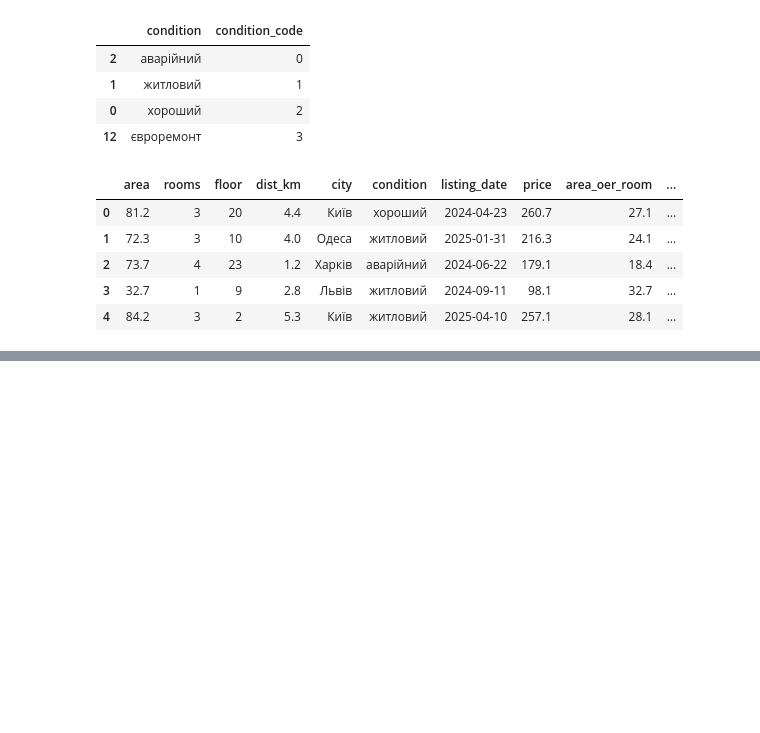
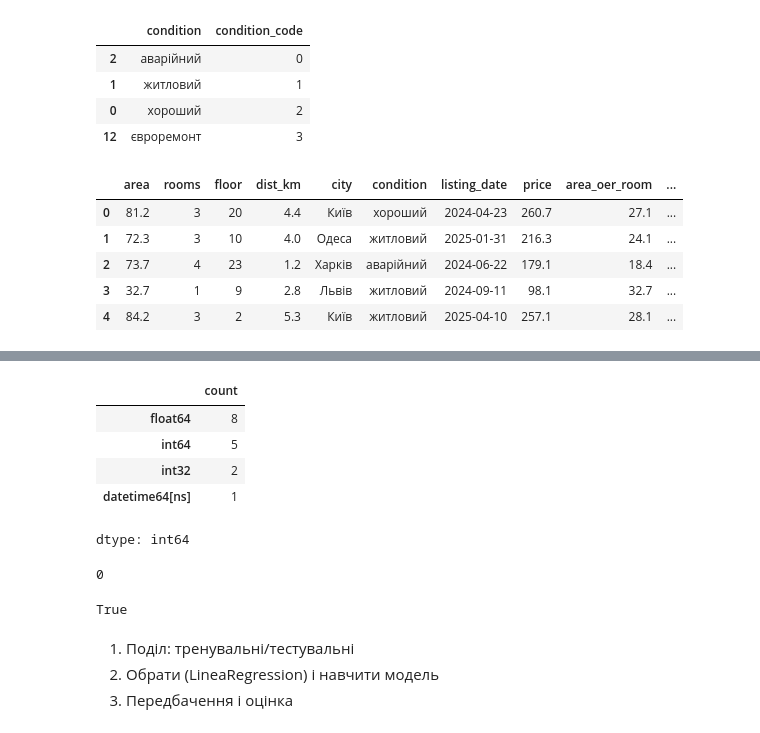
Before and after one commit to AllaYermilko/DTA-2026, a Jupyter notebook: ML/ML_feature_engineering_categorical_features.ipynb, the cells around one changed output, grey strips where cells are left out. Cells and saved outputs as stored; diff of their text form; code cells hidden in the pictures; blank space fills up the shorter version.

```diff
--- a/ML/ML_feature_engineering_categorical_features.ipynb
+++ b/ML/ML_feature_engineering_categorical_features.ipynb
@@ -226,0 +266,21 @@ df.head()
+# %%
+X.dtypes.value_counts()
+# %% [output]
+|  | count |
+| float64 | 8 |
+| int64 | 5 |
+| int32 | 2 |
+| datetime64[ns] | 1 |
+dtype: int64
+# %%
+int(X.isna().sum().sum())
+# %% [output]
+0
+# %%
+len(X) ==len(y)
+# %% [output]
+True
+# %% [markdown]
+1) Поділ: тренувальні/тестувальні
+2) Обрати (LineaRegression) і навчити модель
+3) Передбачення і оцінка
```
Also changed, not shown: parts of 2 cells of this notebook.
